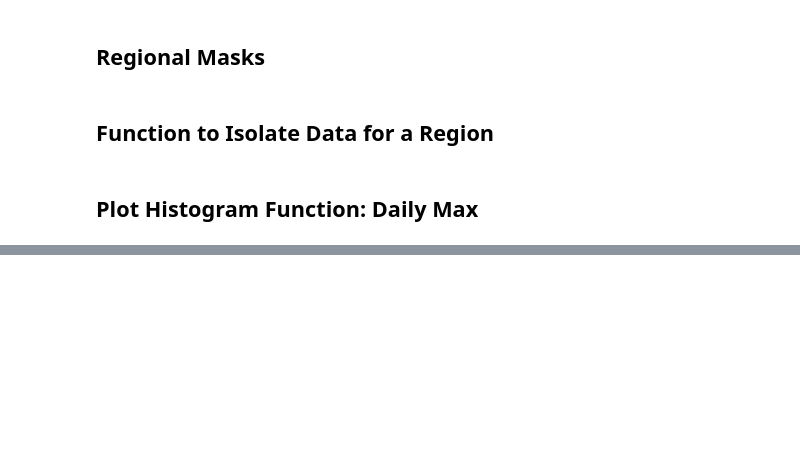
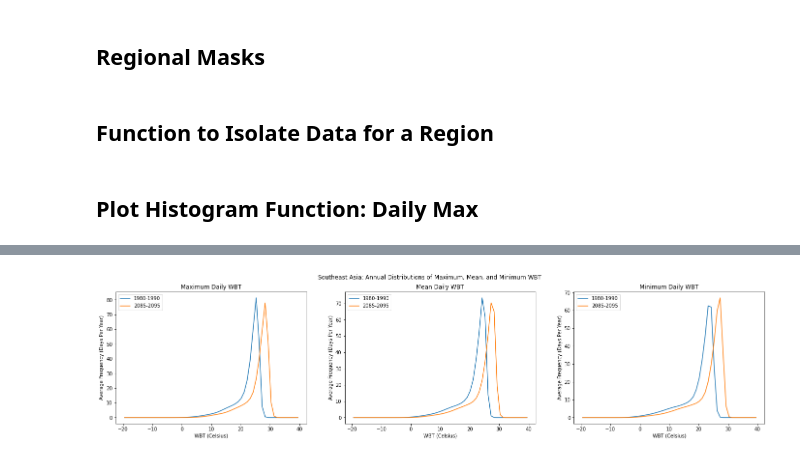
Before and after one commit to KYan19/pei, a Jupyter notebook: notebooks/4.2_WBTPlots.ipynb, the cells around one changed output, grey strips where cells are left out. Cells and saved outputs as stored; diff of their text form; code cells hidden in the pictures; blank space fills up the shorter version.

```diff
--- a/notebooks/4.2_WBTPlots.ipynb
+++ b/notebooks/4.2_WBTPlots.ipynb
@@ -193,0 +167,4 @@ hist_plot_mean('Oceania')
+# %%
+hist3('Southeast Asia')
+# %% [output]
+[figure, added]
```
Also changed, not shown: parts of 42 cells of this notebook, 2 other files.
